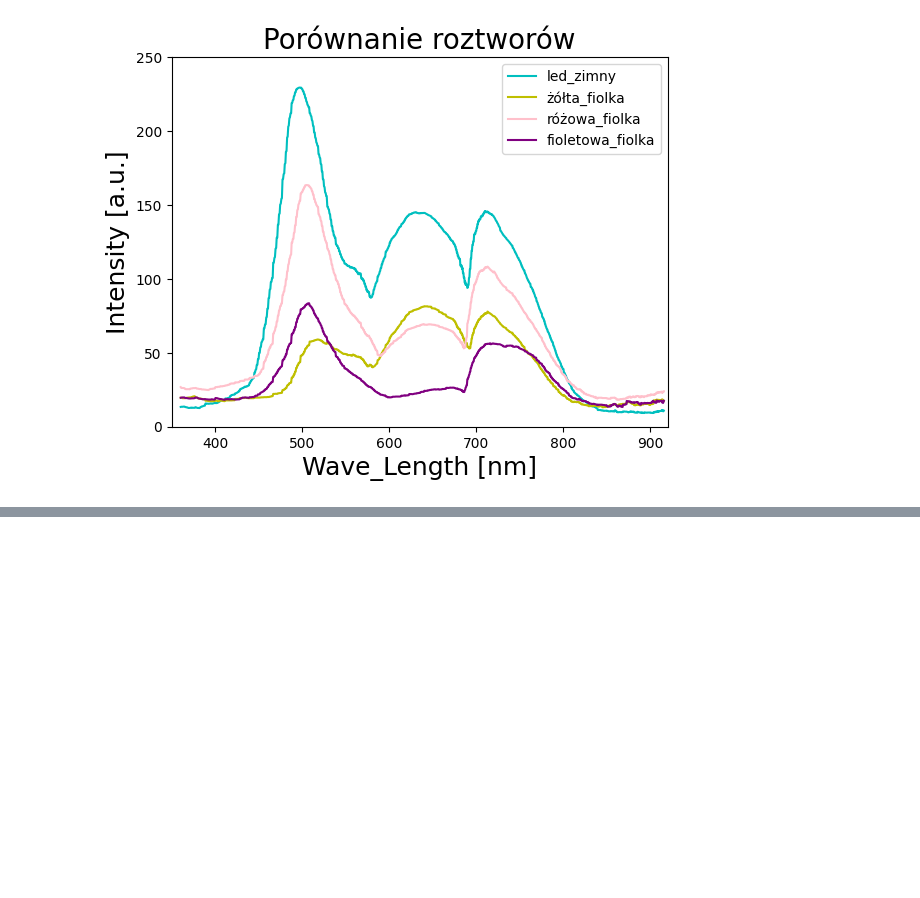
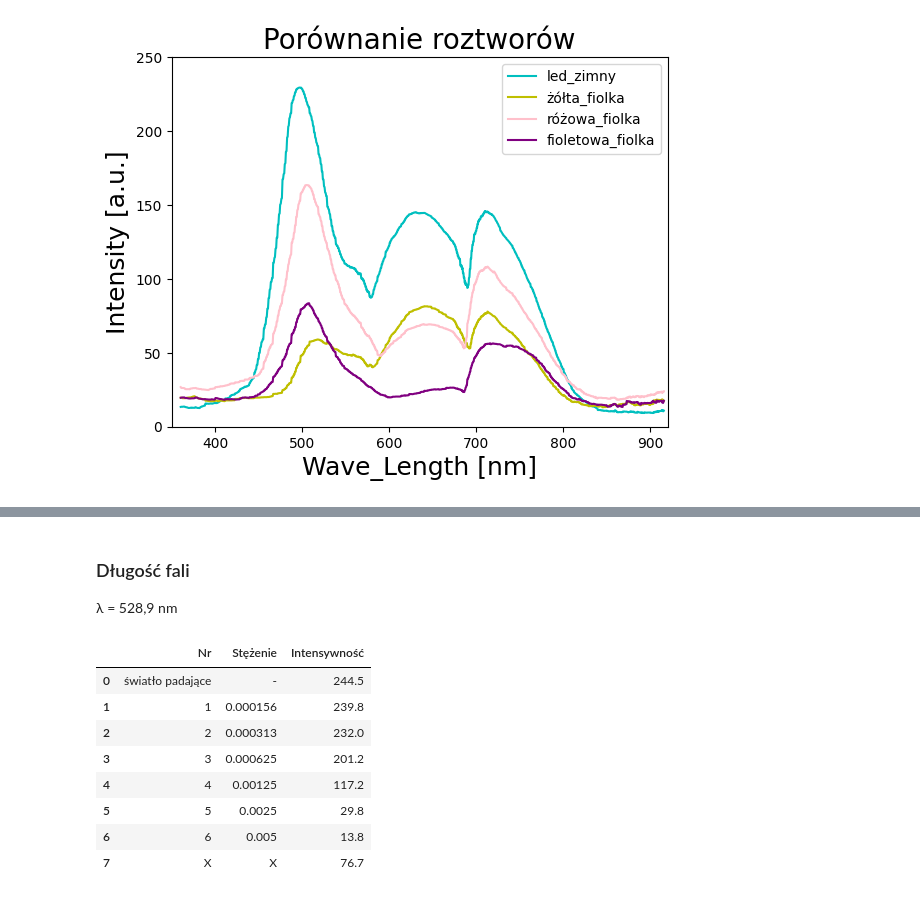
Before and after one commit to irozalski/Sensor_technology-analysis, a Jupyter notebook: spectrophotometric/Spektro.ipynb, the cells around one changed output, grey strips where cells are left out. Cells and saved outputs as stored; diff of their text form; code cells hidden in the pictures; blank space fills up the shorter version.

```diff
--- a/spectrophotometric/Spektro.ipynb
+++ b/spectrophotometric/Spektro.ipynb
@@ -314,0 +353,22 @@ plt.show()
+# %% [markdown]
+### Długość fali
+λ = 528,9 nm
+# %%
+dict = {'Nr' : ['światło padające',1, 2, 3, 4, 5, 6, 'X'],
+
+        'Stężenie' : ['-', 0.000156,  0.0003125, 0.000625, 0.00125, 0.0025, 0.005, 'X'],
+        'Intensywność' : [244.5, 239.8, 232, 201.2, 117.2, 29.8, 13.8, 76.7],
+        }
+fiolki = pd.DataFrame(dict)
+
+display(fiolki)
+# %% [output]
+|  | Nr | Stężenie | Intensywność |
+| 0 | światło padające | - | 244.5 |
+| 1 | 1 | 0.000156 | 239.8 |
+| 2 | 2 | 0.000313 | 232.0 |
+| 3 | 3 | 0.000625 | 201.2 |
+| 4 | 4 | 0.00125 | 117.2 |
+| 5 | 5 | 0.0025 | 29.8 |
+| 6 | 6 | 0.005 | 13.8 |
+| 7 | X | X | 76.7 |
```
Also changed, not shown: parts of 18 cells of this notebook.
